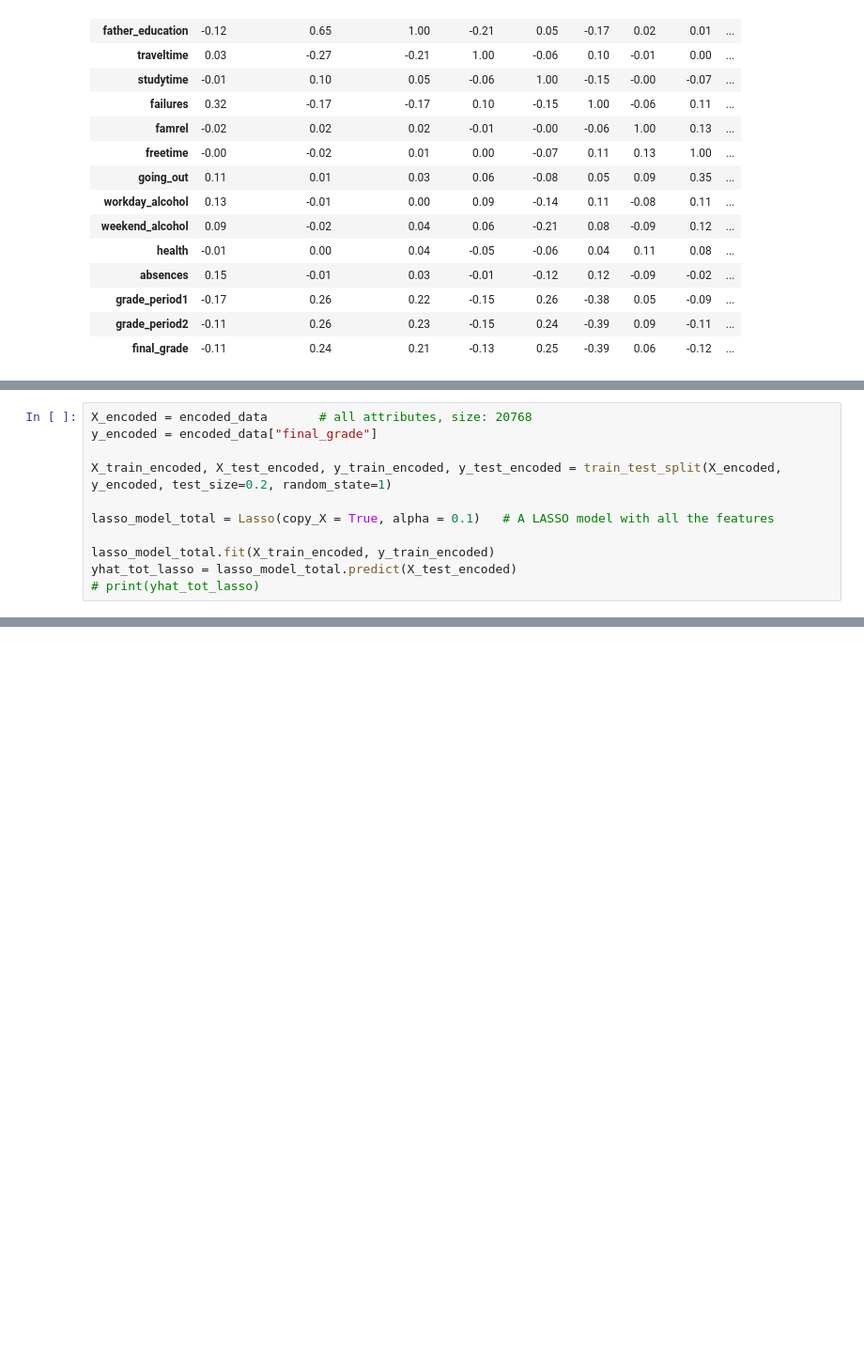
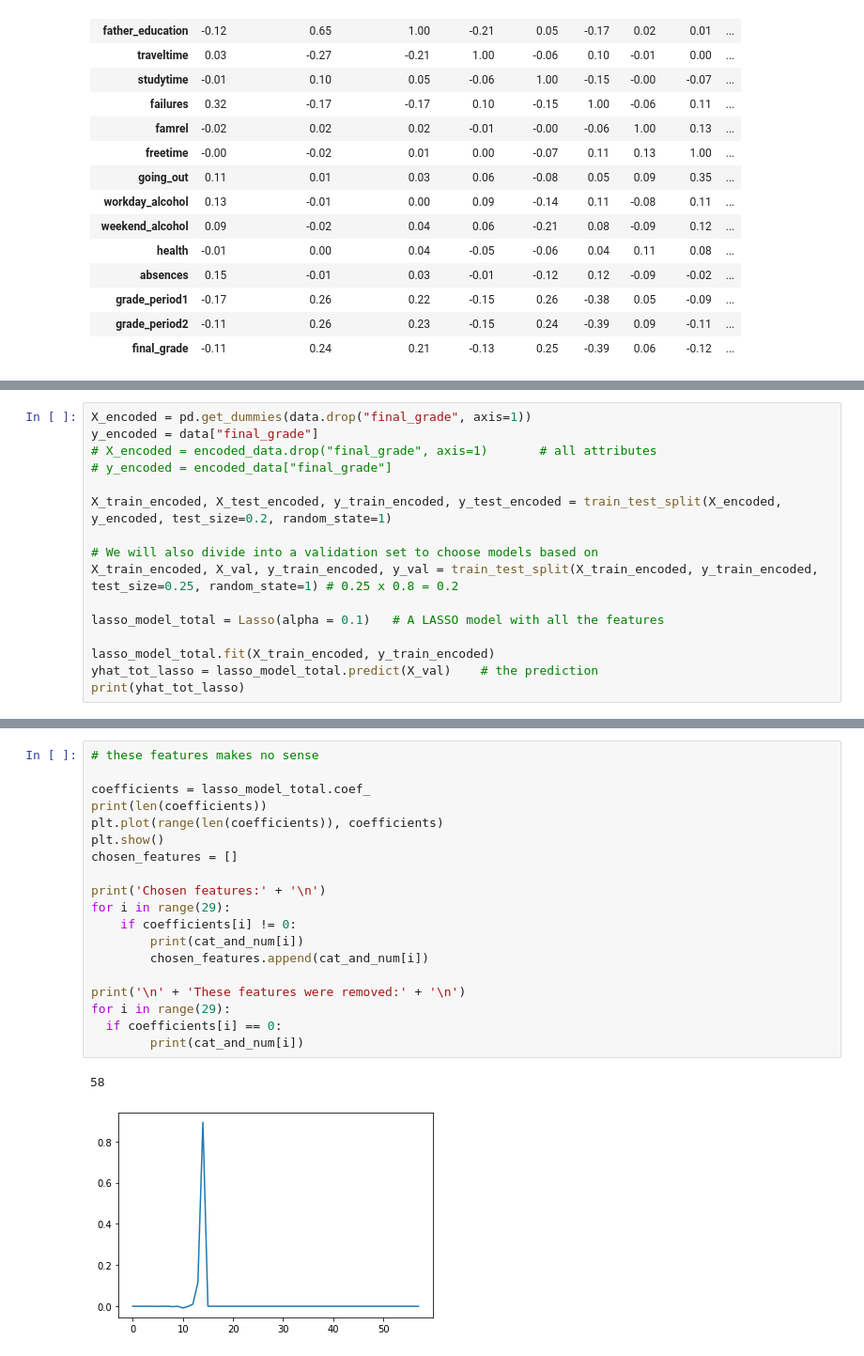
Before and after one commit to Kajlid/Final-project-Machine_Learning, a Jupyter notebook: project_Kajsas_file.ipynb, the cells around one changed output, grey strips where cells are left out. Shown at 94% size. Cells and saved outputs as stored; diff of their text form; blank space fills up the shorter version.

```diff
--- a/project_Kajsas_file.ipynb
+++ b/project_Kajsas_file.ipynb
@@ -144,12 +172,17 @@ corr.style.background_gradient(cmap='coolwarm', axis=None).set_precision(2)
 | final_grade | -0.28 | -0.13 | 0.05 | -0.00 | 0.15 | 0.05 | 0.12 | -0.08 | ... |
 # %%
-X_encoded = encoded_data       # all attributes, size: 20768
-y_encoded = encoded_data["final_grade"]
+X_encoded = pd.get_dummies(data.drop("final_grade", axis=1))
+y_encoded = data["final_grade"]
+# X_encoded = encoded_data.drop("final_grade", axis=1)       # all attributes
+# y_encoded = encoded_data["final_grade"]
 
 X_train_encoded, X_test_encoded, y_train_encoded, y_test_encoded = train_test_split(X_encoded, y_encoded, test_size=0.2, random_state=1)
 
-lasso_model_total = Lasso(copy_X = True, alpha = 0.1)   # A LASSO model with all the features
+# We will also divide into a validation set to choose models based on
+X_train_encoded, X_val, y_train_encoded, y_val = train_test_split(X_train_encoded, y_train_encoded, test_size=0.25, random_state=1) # 0.25 x 0.8 = 0.2
+
+lasso_model_total = Lasso(alpha = 0.1)   # A LASSO model with all the features
 
 lasso_model_total.fit(X_train_encoded, y_train_encoded)
-yhat_tot_lasso = lasso_model_total.predict(X_test_encoded)
-# print(yhat_tot_lasso)
+yhat_tot_lasso = lasso_model_total.predict(X_val)    # the prediction
+print(yhat_tot_lasso)
@@ -155,0 +233,22 @@ yhat_tot_lasso = lasso_model_total.predict(X_test_encoded)
+# %%
+# these features makes no sense
+
+coefficients = lasso_model_total.coef_
+print(len(coefficients))
+plt.plot(range(len(coefficients)), coefficients)
+plt.show()
+chosen_features = []
+
+print('Chosen features:' + '\n')
+for i in range(29):
+    if coefficients[i] != 0:
+        print(cat_and_num[i])
+        chosen_features.append(cat_and_num[i])
+
+print('\n' + 'These features were removed:' + '\n')
+for i in range(29):
+  if coefficients[i] == 0:
+        print(cat_and_num[i])
+# %% [output]
+58
+[figure, added]
```
Also changed, not shown: parts of 12 cells of this notebook.
